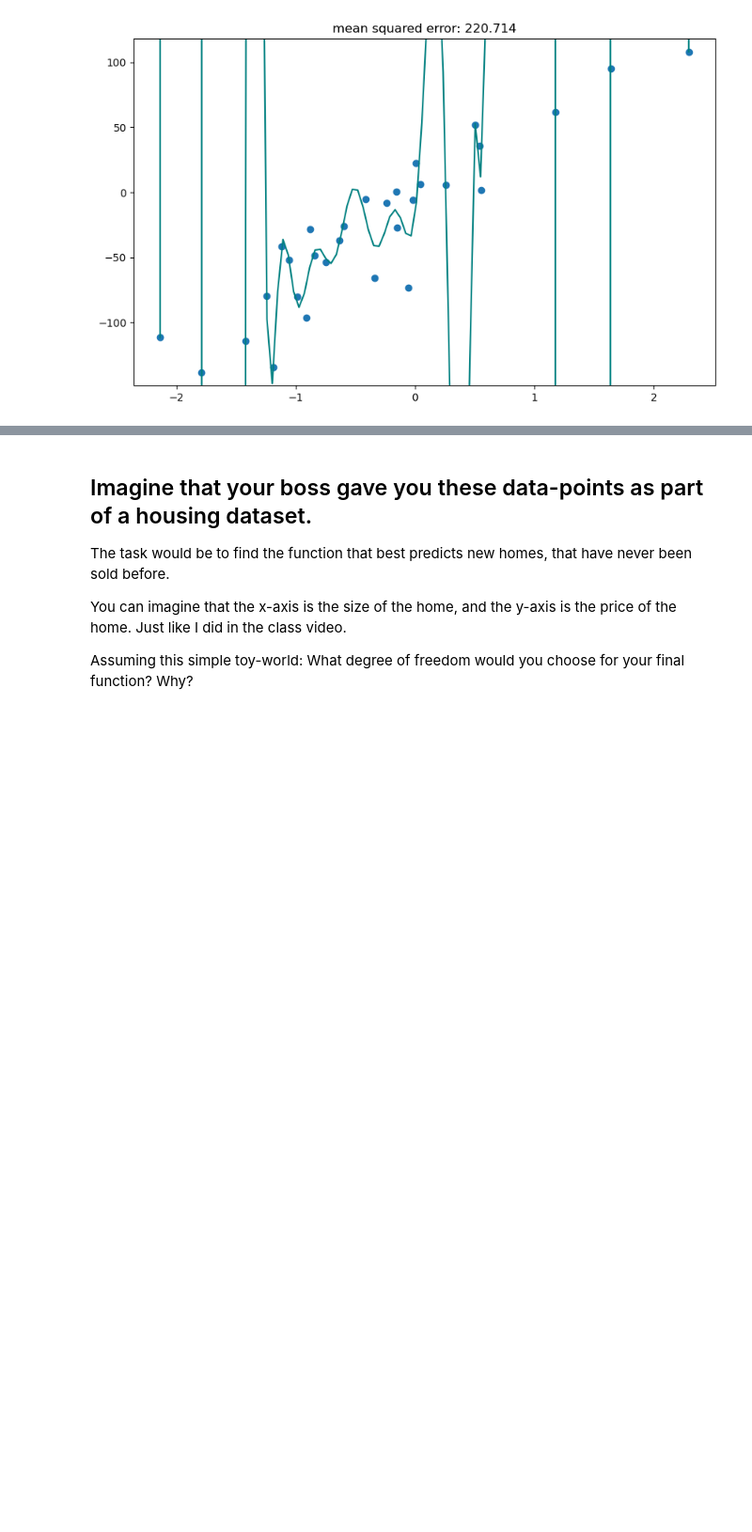
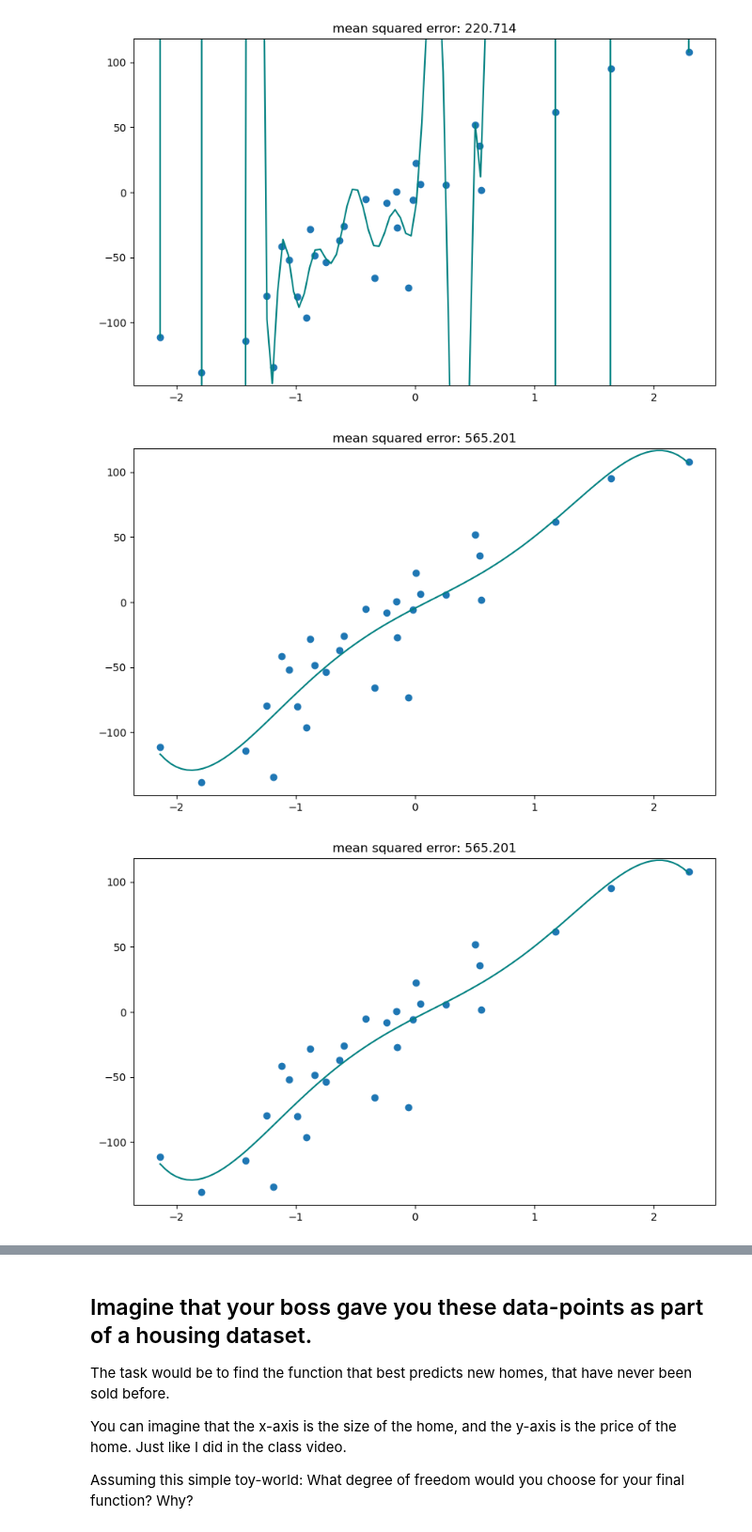
Before and after one commit to KyleSDeveloper/data-science-machine-learning-main, a Jupyter notebook: notebooks/01_linear_regression.ipynb, the cells around one changed output, grey strips where cells are left out. Shown at 94% size. Saved outputs shown, nothing was run; the diff lists cells and outputs as text; code cells hidden in the pictures; blank space fills up the shorter version.

```diff
--- a/notebooks/01_linear_regression.ipynb
+++ b/notebooks/01_linear_regression.ipynb
@@ -147,5 +142,9 @@ plt.show()
 # %% [output]
 [figure]
 # %%
-plot_poly(degree = )
+plot_poly(degree = 5)
+plt.show()
+# %% [output]
+[figure, added]
+[figure, added]
 # %%
```
Also changed, not shown: parts of 6 cells of this notebook.
